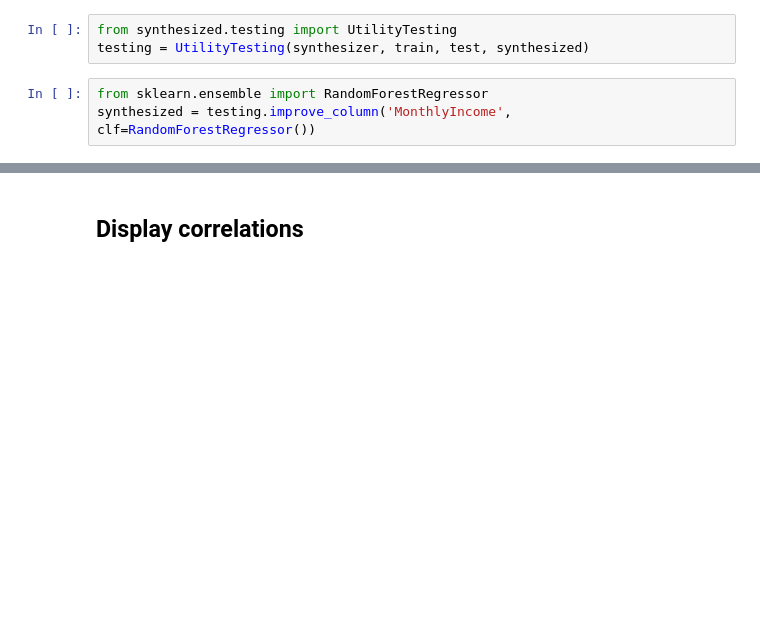
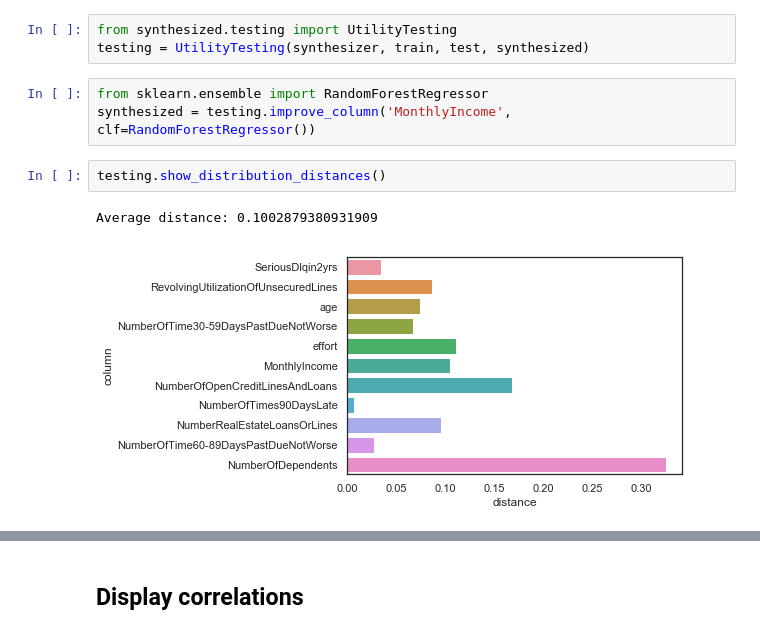
Before and after one commit to synthesized-io/insight, a Jupyter notebook: examples/master_notebook.ipynb, the cells around one changed output, grey strips where cells are left out. Cells and saved outputs as stored; diff of their text form; blank space fills up the shorter version.

```diff
--- a/examples/master_notebook.ipynb
+++ b/examples/master_notebook.ipynb
@@ -142,3 +142,8 @@ testing = UtilityTesting(synthesizer, train, test, synthesized)
 # %%
 from sklearn.ensemble import RandomForestRegressor
 synthesized = testing.improve_column('MonthlyIncome', clf=RandomForestRegressor())
+# %%
+testing.show_distribution_distances()
+# %% [output]
+Average distance: 0.1002879380931909
+[figure, added]
```
Also changed, not shown: parts of 8 cells of this notebook, 2 other files.
